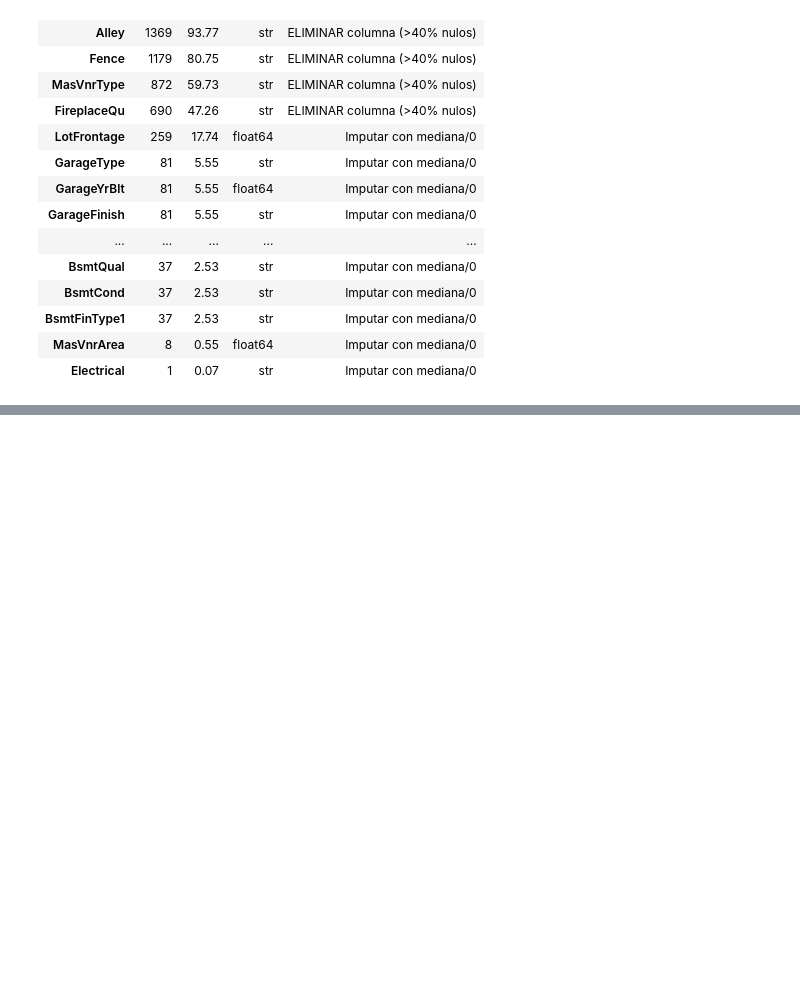
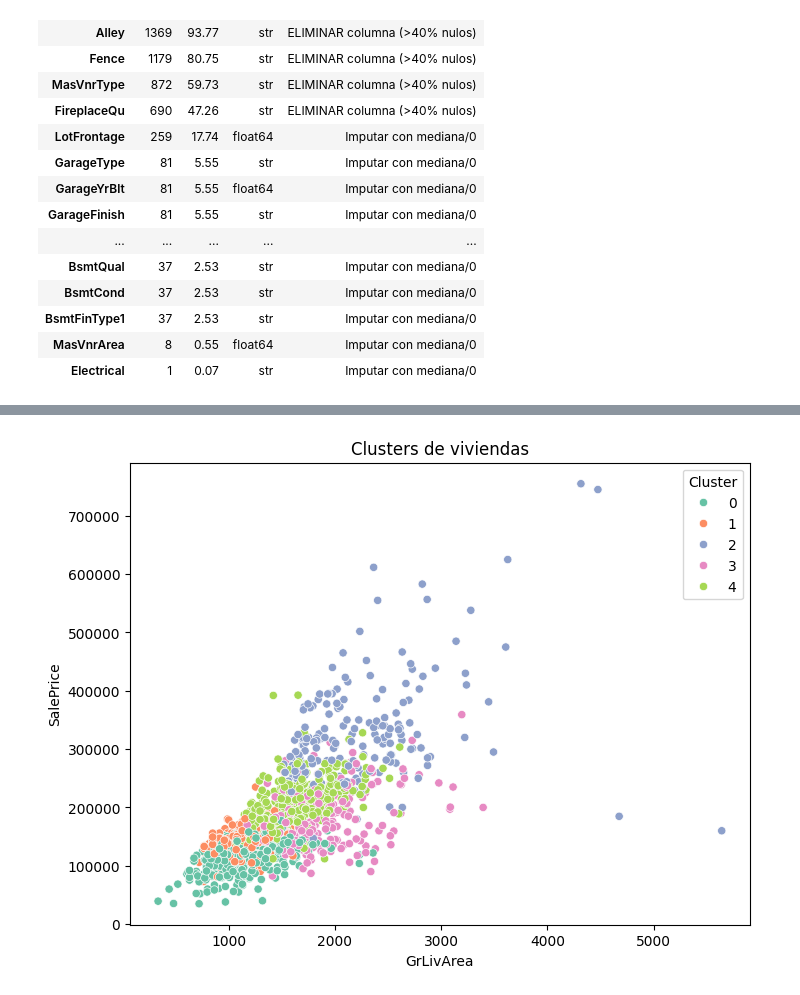
Before and after one commit to NESHGP04/Lab3-MD, a Jupyter notebook: analisis_exploratorio.ipynb, the cells around one changed output, grey strips where cells are left out. Saved outputs shown, nothing was run; the diff lists cells and outputs as text; code cells hidden in the pictures; blank space fills up the shorter version.

```diff
--- a/analisis_exploratorio.ipynb
+++ b/analisis_exploratorio.ipynb
@@ -656,0 +708,9 @@ Estrategia de tratamiento de valores nulos (train):
+# %%
+#K-Means
+kmeans = KMeans(n_clusters=5, random_state=42)
+clusters = kmeans.fit_predict(X_scaled)
+
+df_cluster = datos.copy()
+df_cluster["Cluster"] = clusters
+
+df_cluster.groupby("Cluster")[vars_cluster + ["SalePrice"]].mean()
@@ -656,0 +725,16 @@ Estrategia de tratamiento de valores nulos (train):
+# %%
+#Visualizar grupos
+import seaborn as sns
+
+plt.figure(figsize=(8,6))
+sns.scatterplot(
+    data=df_cluster,
+    x="GrLivArea",
+    y="SalePrice",
+    hue="Cluster",
+    palette="Set2"
+)
+plt.title("Clusters de viviendas")
+plt.show()
+# %% [output]
+[figure, added]
```
Also changed, not shown: parts of 6 cells of this notebook.
